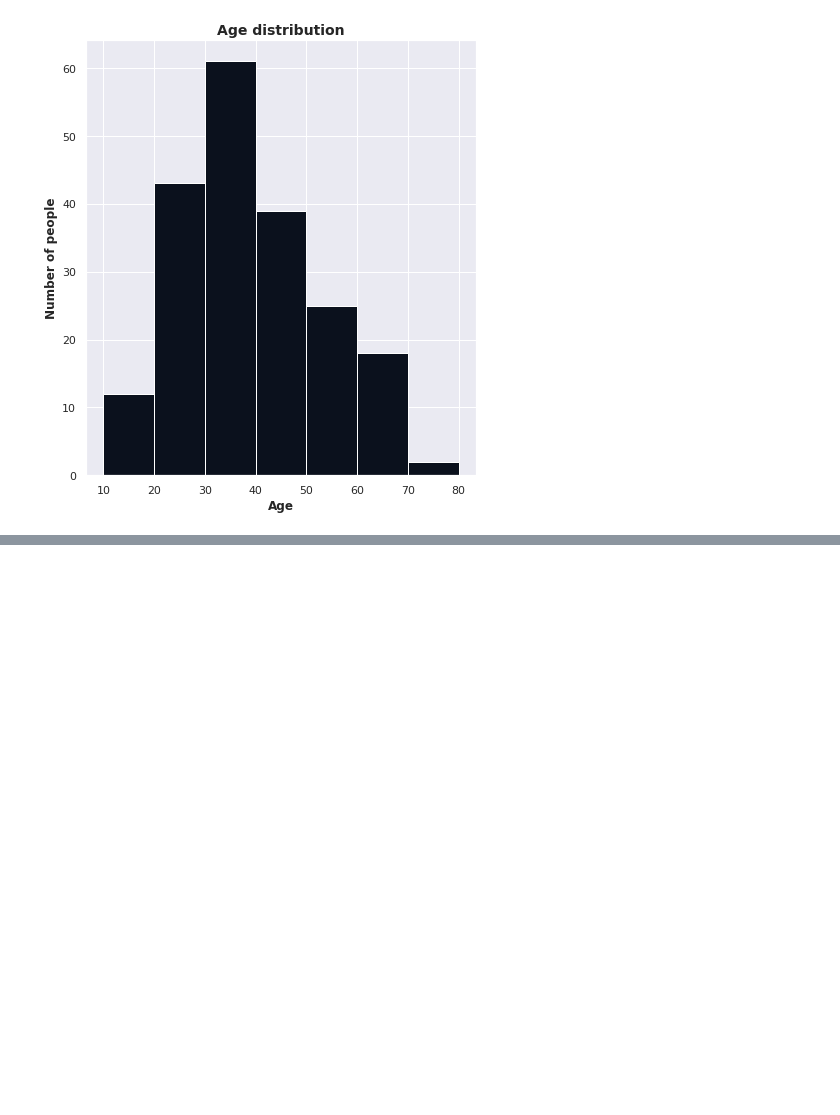
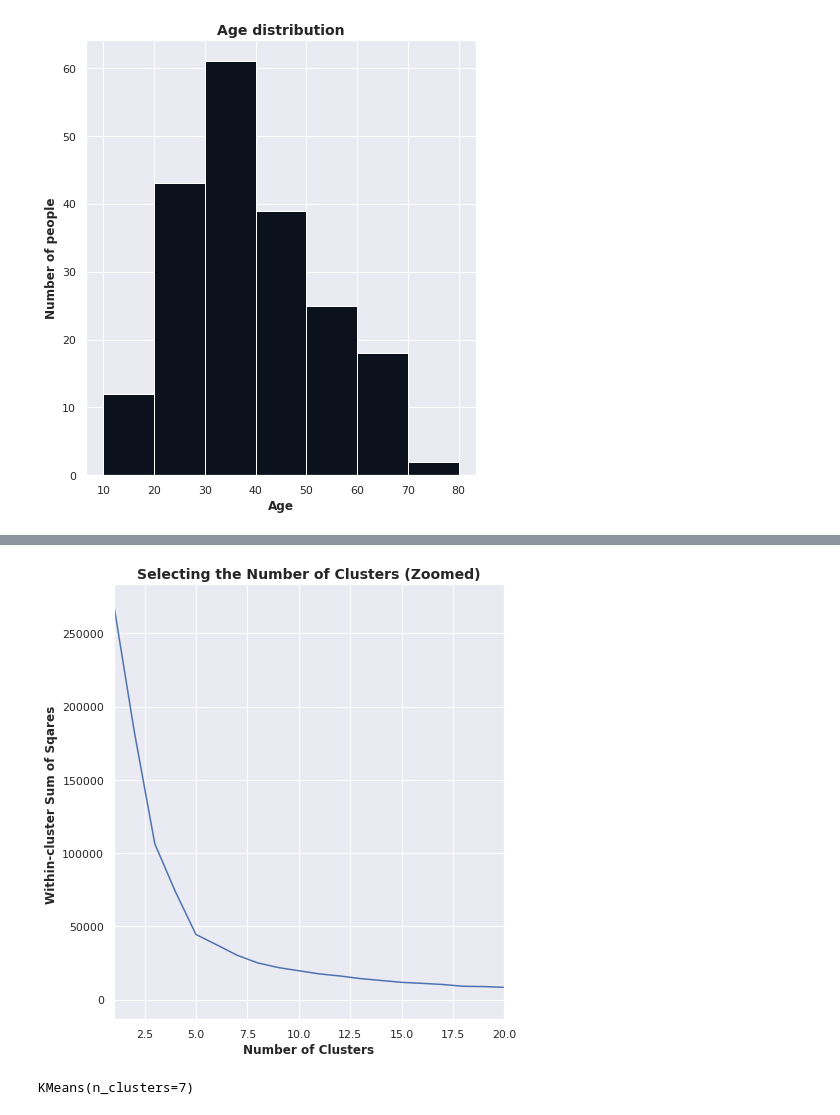
Before and after one commit to WorldWideWest/marketingAutomation, a Jupyter notebook: notebooks/KMEANS.ipynb, the cells around one changed output, grey strips where cells are left out. Drawn from its saved outputs; the diff is of its cells as text; code cells hidden in the pictures; blank space fills up the shorter version.

```diff
--- a/notebooks/KMEANS.ipynb
+++ b/notebooks/KMEANS.ipynb
@@ -91,0 +129,16 @@ plt.show()
+# %%
+plt.figure(figsize = (7, 8))
+numClusters = range(1, len(X))
+plt.plot(numClusters, wcss)
+plt.title('Selecting the Number of Clusters (Zoomed)', fontsize = 14, fontweight = 'bold')
+plt.xlabel('Number of Clusters', fontsize = 12, fontweight = 'bold')
+plt.xlim(left = int(1), right = int(20))
+plt.ylabel('Within-cluster Sum of Sqares ', fontsize = 12, fontweight = 'bold')
+plt.show()
+# %% [output]
+[figure, added]
+# %%
+kmeans = KMeans(7)
+kmeans.fit(X)
+# %% [output]
+KMeans(n_clusters=7)
```
Also changed, not shown: parts of 17 cells of this notebook, 1 other file.
